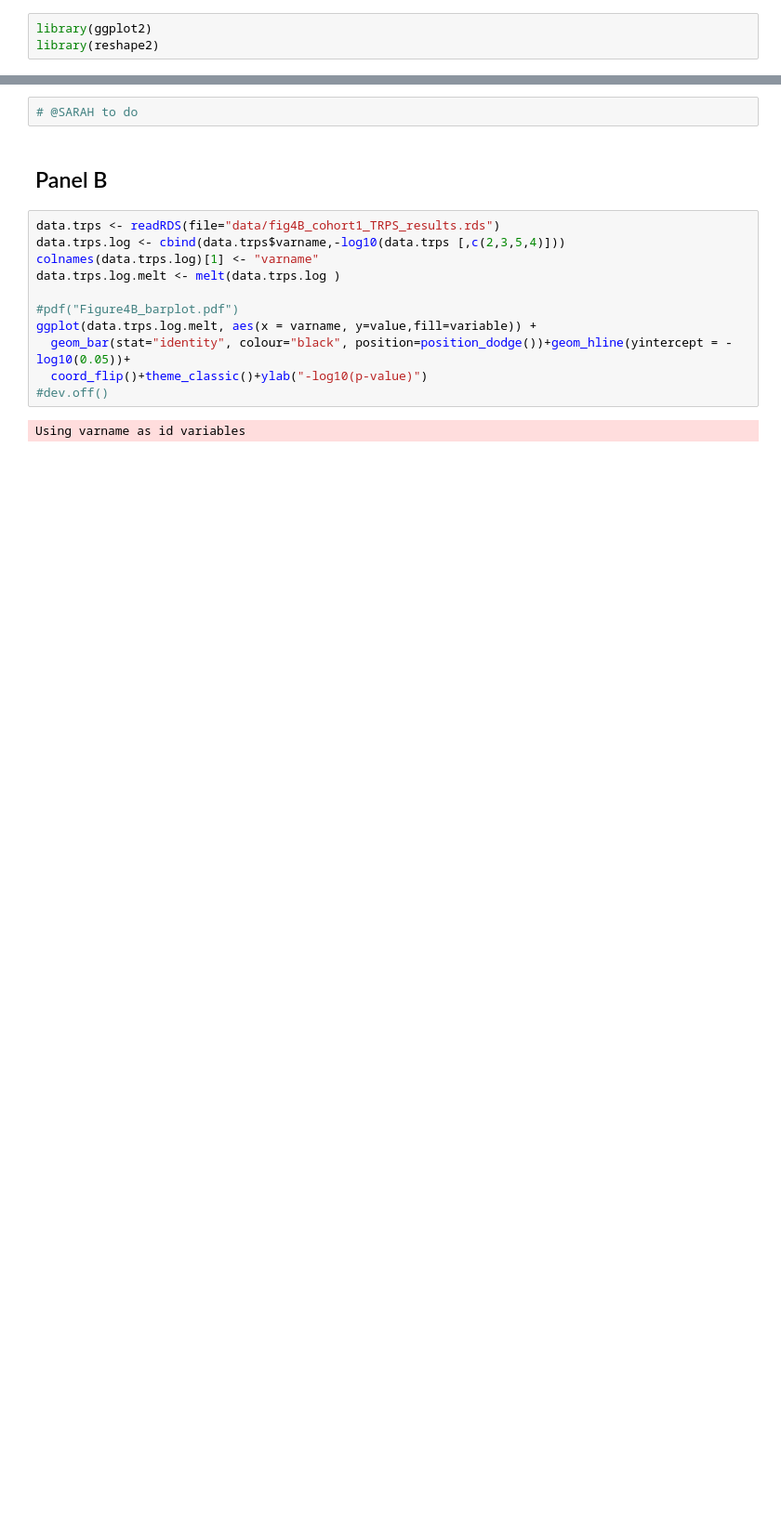
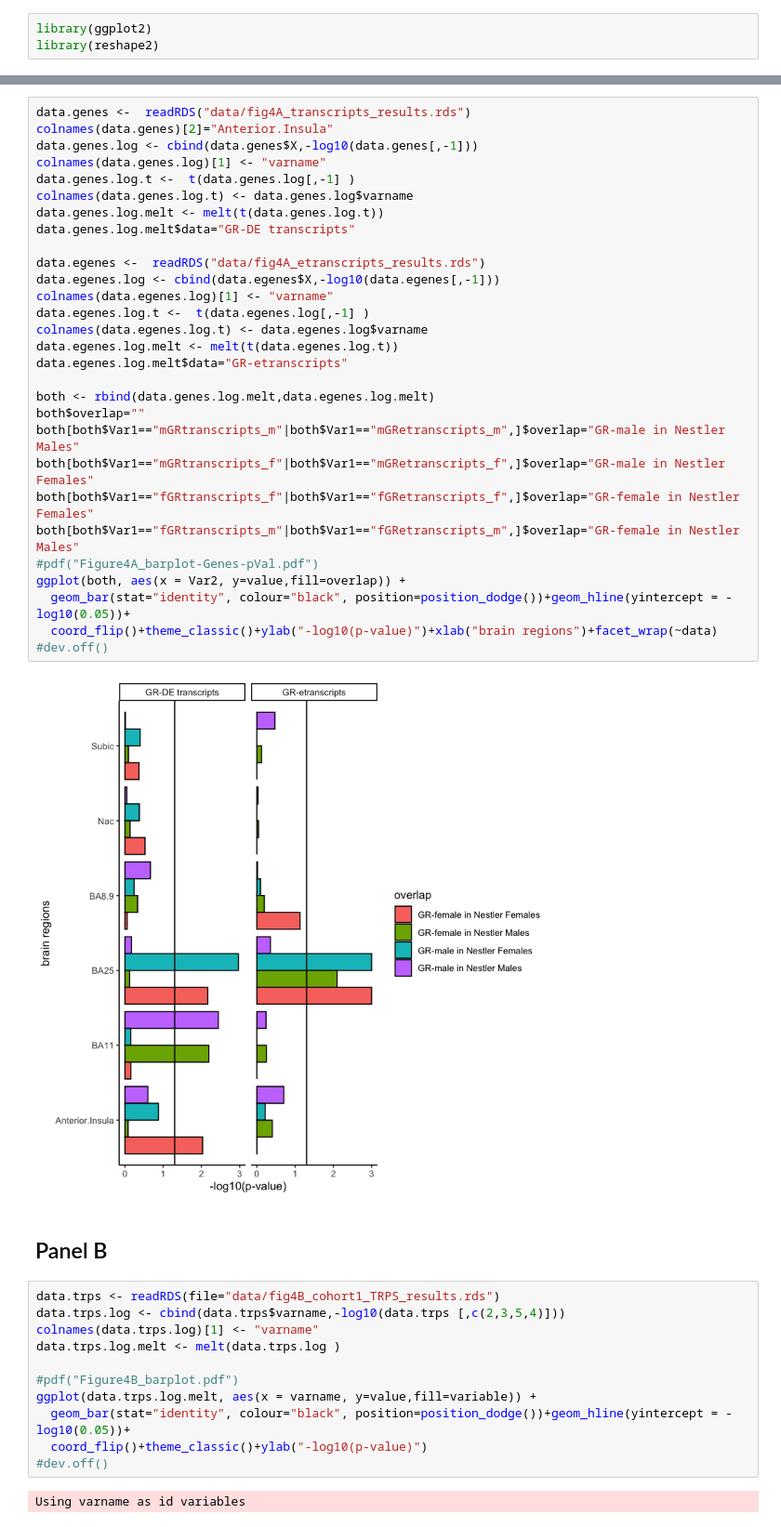
Before and after one commit to jArloth/Sex-Stratified-Analyses, a Jupyter notebook: Figure4.ipynb, the cells around one changed output, grey strips where cells are left out. Shown: that part at 93% size. Drawn from its saved outputs; the diff is of its cells as text; blank space fills up the shorter version.

```diff
--- a/Figure4.ipynb
+++ b/Figure4.ipynb
@@ -6,5 +6,34 @@ library(reshape2)
-# %%
-# @SARAH to do
+# %%
+data.genes <-  readRDS("data/fig4A_transcripts_results.rds")
+colnames(data.genes)[2]="Anterior.Insula"
+data.genes.log <- cbind(data.genes$X,-log10(data.genes[,-1]))
+colnames(data.genes.log)[1] <- "varname"
+data.genes.log.t <-  t(data.genes.log[,-1] )
+colnames(data.genes.log.t) <- data.genes.log$varname
+data.genes.log.melt <- melt(t(data.genes.log.t))
+data.genes.log.melt$data="GR-DE transcripts"
+
+data.egenes <-  readRDS("data/fig4A_etranscripts_results.rds")
+data.egenes.log <- cbind(data.egenes$X,-log10(data.egenes[,-1]))
+colnames(data.egenes.log)[1] <- "varname"
+data.egenes.log.t <-  t(data.egenes.log[,-1] )
+colnames(data.egenes.log.t) <- data.egenes.log$varname
+data.egenes.log.melt <- melt(t(data.egenes.log.t))
+data.egenes.log.melt$data="GR-etranscripts"
+
+both <- rbind(data.genes.log.melt,data.egenes.log.melt)
+both$overlap=""
+both[both$Var1=="mGRtranscripts_m"|both$Var1=="mGRetranscripts_m",]$overlap="GR-male in Nestler Males"
+both[both$Var1=="mGRtranscripts_f"|both$Var1=="mGRetranscripts_f",]$overlap="GR-male in Nestler Females"
+both[both$Var1=="fGRtranscripts_f"|both$Var1=="fGRetranscripts_f",]$overlap="GR-female in Nestler Females"
+both[both$Var1=="fGRtranscripts_m"|both$Var1=="fGRetranscripts_m",]$overlap="GR-female in Nestler Males"
+#pdf("Figure4A_barplot-Genes-pVal.pdf")
+ggplot(both, aes(x = Var2, y=value,fill=overlap)) +
+  geom_bar(stat="identity", colour="black", position=position_dodge())+geom_hline(yintercept = -log10(0.05))+
+  coord_flip()+theme_classic()+ylab("-log10(p-value)")+xlab("brain regions")+facet_wrap(~data)
+#dev.off()
+# %% [output]
+[figure, added]
 # %% [markdown]
 ## Panel B
 # %%
```
Also changed, not shown: parts of 1 cell of this notebook.
